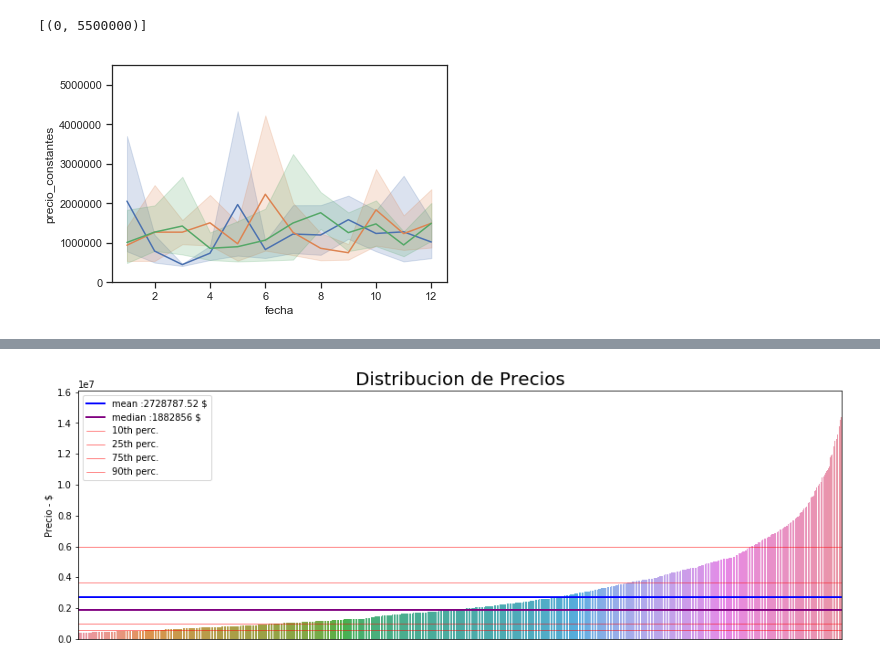
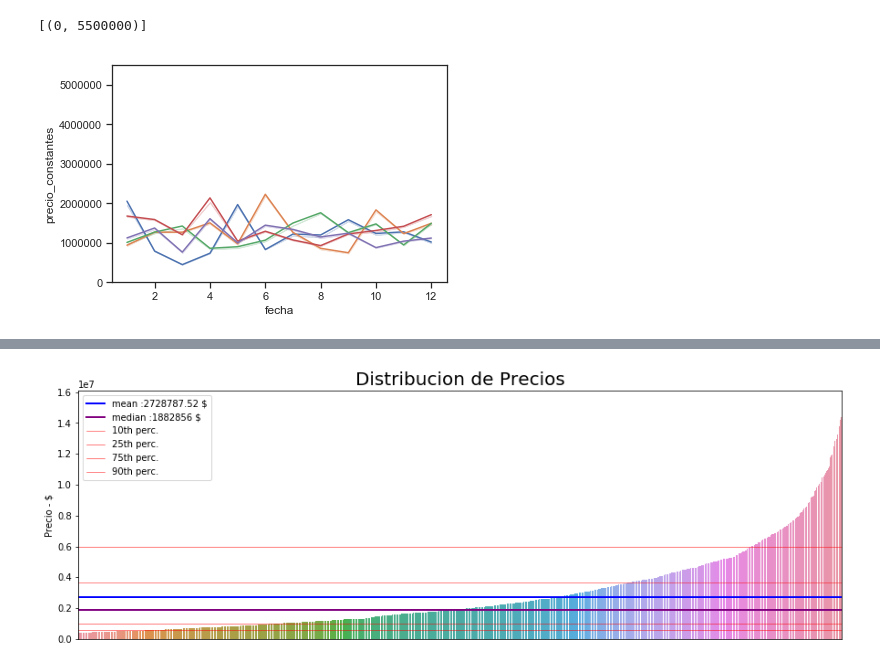
Before and after one commit to blukitas/groupby-banco-, a Jupyter notebook: Tp1/01.tp_ni.ipynb, the cells around one changed output, grey strips where cells are left out. Cells and saved outputs as stored; diff of their text form; code cells hidden in the pictures.

```diff
--- a/Tp1/01.tp_ni.ipynb
+++ b/Tp1/01.tp_ni.ipynb
@@ -52,23 +123,3 @@ df['year']=df.fecha.dt.year
-# %%
-casash12 = df.loc[(df.tipodepropiedad=='Casa') & (df.habitaciones==1)&(df.year==2012)]
-casash13 = df.loc[(df.tipodepropiedad=='Casa') & (df.habitaciones==1)&(df.year==2013)]
-casash14 = df.loc[(df.tipodepropiedad=='Casa') & (df.habitaciones==1)&(df.year==2014)]
-
-#casash2 = df.loc[(df.tipodepropiedad=='Casa') & (df.habitaciones==2)&(df.year==2012)]
-#casash3 = df.loc[(df.tipodepropiedad=='Casa') & (df.habitaciones==3)&(df.year==2012)]
-#casash4 = df.loc[(df.tipodepropiedad=='Casa') & (df.habitaciones==4)&(df.year==2012)]
-sns.set(style="darkgrid")
-sns.set(style="ticks", color_codes=True)
-g = sns.lineplot(x=casash12.fecha.dt.month, y='precio_constantes', data=casash12)
-g = sns.lineplot(x=casash13.fecha.dt.month, y='precio_constantes', data=casash13)
-g = sns.lineplot(x=casash14.fecha.dt.month, y='precio_constantes', data=casash14)
-#g = sns.lineplot(x='fecha', y='precio_constantes', data=casash2)
-#g = sns.lineplot(x='fecha', y='precio_constantes', data=casash3)
-#g = sns.lineplot(x='fecha', y='precio_constantes', data=casash4)
-g.set(ylim=(0, 5500000))
-# %% [output]
-[(0, 5500000)]
-[figure, removed]
 # %%
 zp12= df.loc[df.year==2012]
 zp13= df.loc[df.year==2013]
@@ -76,3 +127,29 @@ zp14= df.loc[df.year==2014]
 zp15= df.loc[df.year==2015]
 zp16= df.loc[df.year==2016]
 zp17= df.loc[df.year==2017]
+# %%
+casash12 = df.loc[(df.tipodepropiedad=='Casa') & (df.habitaciones==1)&(df.year==2012)]
+casash13 = df.loc[(df.tipodepropiedad=='Casa') & (df.habitaciones==1)&(df.year==2013)]
+casash14 = df.loc[(df.tipodepropiedad=='Casa') & (df.habitaciones==1)&(df.year==2014)]
+casash15 = df.loc[(df.tipodepropiedad=='Casa') & (df.habitaciones==1)&(df.year==2015)]
+casash16 = df.loc[(df.tipodepropiedad=='Casa') & (df.habitaciones==1)&(df.year==2016)]
+casash17 = df.loc[(df.tipodepropiedad=='Casa') & (df.habitaciones==1)&(df.year==2017)]
+
+#casash2 = df.loc[(df.tipodepropiedad=='Casa') & (df.habitaciones==2)&(df.year==2012)]
+#casash3 = df.loc[(df.tipodepropiedad=='Casa') & (df.habitaciones==3)&(df.year==2012)]
+#casash4 = df.loc[(df.tipodepropiedad=='Casa') & (df.habitaciones==4)&(df.year==2012)]
+sns.set(style="darkgrid")
+sns.set(style="ticks", color_codes=True)
+g = sns.lineplot(x=casash12.fecha.dt.month, y='precio_constantes', data=casash12, ci=1)
+g = sns.lineplot(x=casash13.fecha.dt.month, y='precio_constantes', data=casash13, ci=1)
+g = sns.lineplot(x=casash14.fecha.dt.month, y='precio_constantes', data=casash14, ci=1)
+g = sns.lineplot(x=casash15.fecha.dt.month, y='precio_constantes', data=casash15, ci=1)
+g = sns.lineplot(x=casash16.fecha.dt.month, y='precio_constantes', data=casash16, ci=1)
+g = sns.lineplot(x=casash17.fecha.dt.month, y='precio_constantes', data=casash17, ci=1)
+#g = sns.lineplot(x='fecha', y='precio_constantes', data=casash2)
+#g = sns.lineplot(x='fecha', y='precio_constantes', data=casash3)
+#g = sns.lineplot(x='fecha', y='precio_constantes', data=casash4)
+g.set(ylim=(0, 5500000))
+# %% [output]
+[(0, 5500000)]
+[figure, added]
```
Also changed, not shown: parts of 37 cells of this notebook.
